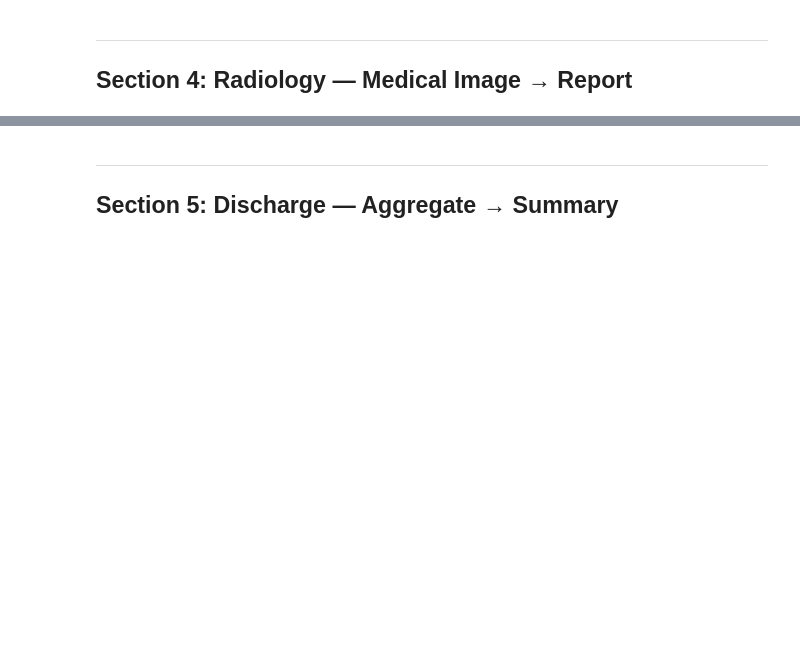
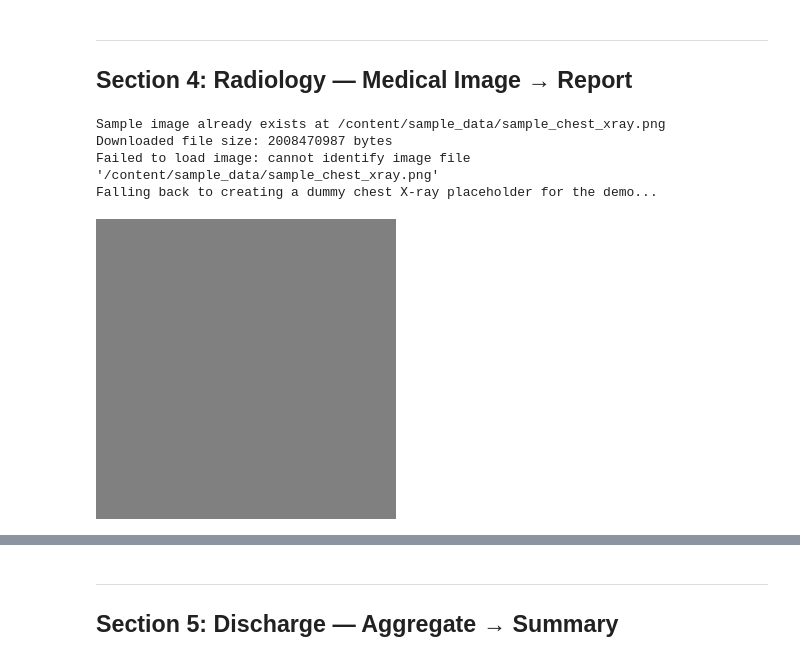
Before and after one commit to Yashground/omnicare-clinical-copilot, a Jupyter notebook: notebooks/omnicare_full_pipeline.ipynb, the cells around one changed output, grey strips where cells are left out. Saved outputs shown, nothing was run; the diff lists cells and outputs as text; code cells hidden in the pictures; blank space fills up the shorter version.

```diff
--- a/notebooks/omnicare_full_pipeline.ipynb
+++ b/notebooks/omnicare_full_pipeline.ipynb
@@ -164,6 +209,26 @@ print(medgemma_processor.decode(new_tokens, skip_special_tokens=True)[:300])
 ---
 ## Section 2: Consultation — Audio → SOAP Note
 # %%
+import os, sys, importlib
+
+# Ensure the path to the notebooks directory is in sys.path
+NOTEBOOKS_PATH = '/content/omnicare-clinical-copilot/notebooks'
+if NOTEBOOKS_PATH not in sys.path:
+    sys.path.insert(0, NOTEBOOKS_PATH)
+
+# Ensure the utils directory is recognized as a package
+utils_dir = os.path.join(NOTEBOOKS_PATH, 'utils')
+init_path = os.path.join(utils_dir, '__init__.py')
+if os.path.isdir(utils_dir) and not os.path.exists(init_path):
+    with open(init_path, 'w') as f:
+        pass
+
+# Clear import cache to force re-discovery
+if 'utils' in sys.modules:
+    del sys.modules['utils']
+importlib.invalidate_caches()
+
+# Now imports will work correctly
 from utils.encounter_state import new_encounter_id, blank_encounter, save_encounter, update_stage
 from utils.prompts import WHISPER_MEDICAL_PROMPT, SOAP_SYSTEM_PROMPT, SOAP_USER_TEMPLATE
 from utils.mcp_tools import transcribe_audio, generate_soap_note, parse_soap_sections
@@ -340,18 +522,42 @@ print(f'\nAdmission saved to encounter {encounter_id}')
 # %%
 from utils.dicom_helpers import load_medical_image, download_sample_chest_xray
 from utils.mcp_tools import analyze_medical_image
 from IPython.display import display
+import os
+from PIL import Image
 
 # Get a sample medical image
 sample_image_path = download_sample_chest_xray('/content/sample_data')
-image, metadata = load_medical_image(sample_image_path)
 
-print('Image metadata:')
-for k, v in metadata.items():
-    print(f'  {k}: {v}')
+# Diagnostic: check file existence and size
+if os.path.exists(sample_image_path):
+    size = os.path.getsize(sample_image_path)
+    print(f'Downloaded file size: {size} bytes')
+    if size < 1000:
+        print('Warning: File is very small, might be a corrupted download.')
 
-# Display
-display(image.resize((300, 300)))
+try:
+    image, metadata = load_medical_image(sample_image_path)
+
+    print('Image metadata:')
+    for k, v in metadata.items():
+        print(f'  {k}: {v}')
+
+    # Display
+    display(image.resize((300, 300)))
+except Exception as e:
+    print(f'Failed to load image: {e}')
+    print('Falling back to creating a dummy chest X-ray placeholder for the demo...')
+    # Fallback: Create a gray placeholder if the download failed
+    image = Image.new('RGB', (512, 512), color=(128, 128, 128))
+    metadata = {'modality': 'CR', 'body_part': 'CHEST'}
+    display(image.resize((300, 300)))
+# %% [output]
+Sample image already exists at /content/sample_data/sample_chest_xray.png
+Downloaded file size: 2008470987 bytes
+Failed to load image: cannot identify image file '/content/sample_data/sample_chest_xray.png'
+Falling back to creating a dummy chest X-ray placeholder for the demo...
+[figure, added]
 # %%
 # Build clinical context from prior stages
 enc = load_encounter(encounter_id)
```
Also changed, not shown: parts of 16 cells of this notebook.
